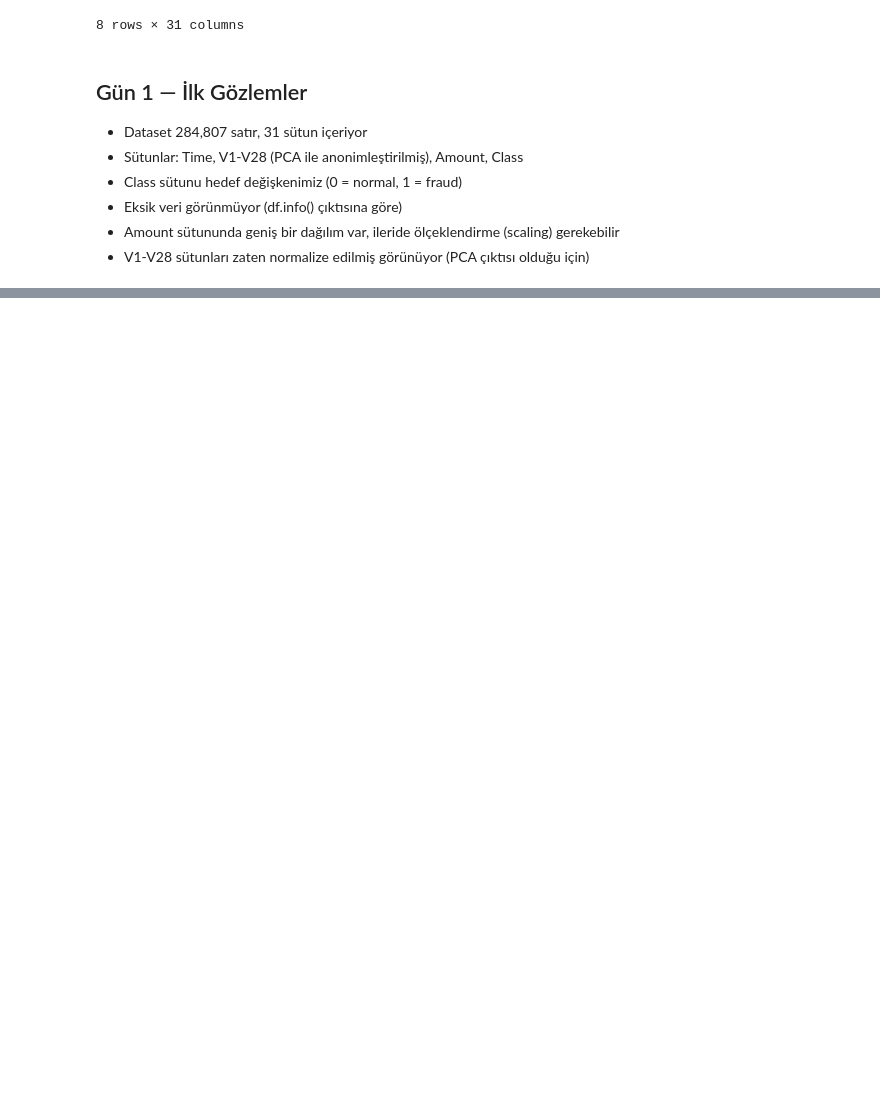
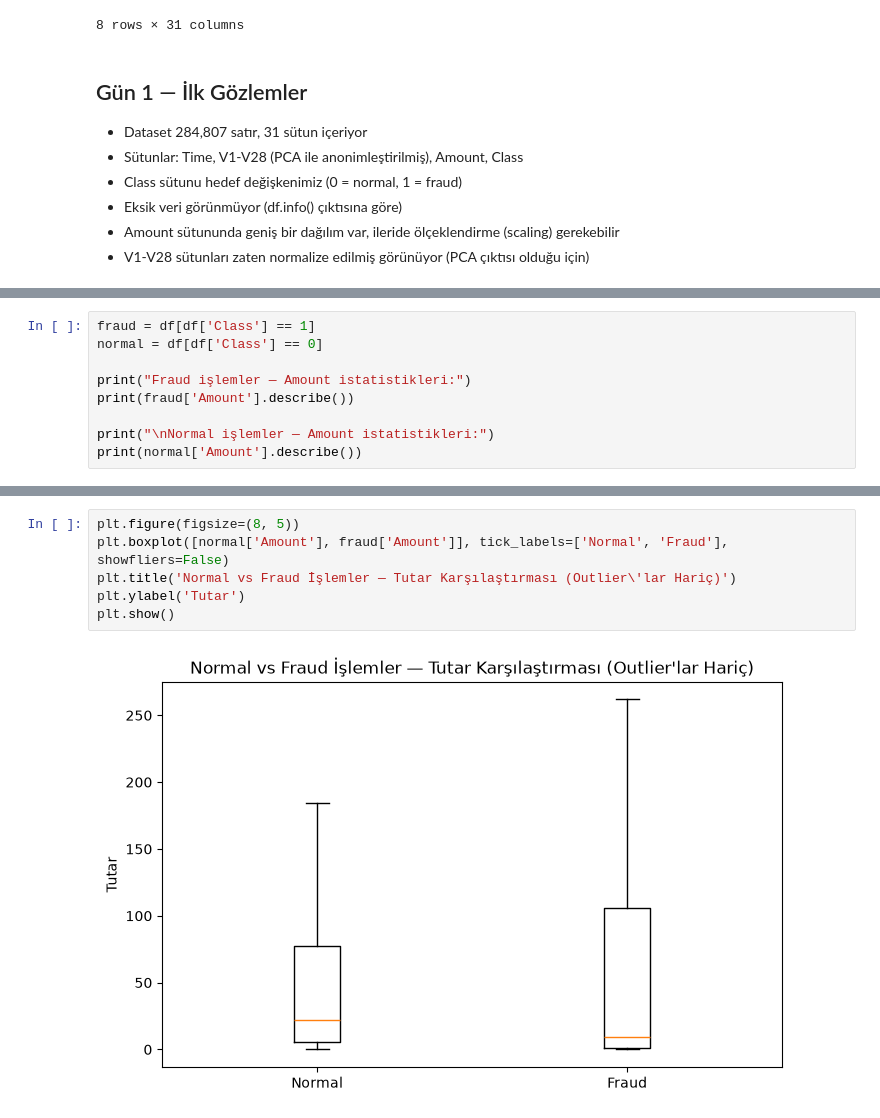
Before and after one commit to alicaners/fraud-detection-platform, a Jupyter notebook: ml-analysis/01_data_exploration.ipynb, the cells around one changed output, grey strips where cells are left out. Saved outputs shown, nothing was run; the diff lists cells and outputs as text; blank space fills up the shorter version.

```diff
--- a/ml-analysis/01_data_exploration.ipynb
+++ b/ml-analysis/01_data_exploration.ipynb
@@ -66,0 +123,9 @@ df.describe()
+# %%
+fraud = df[df['Class'] == 1]
+normal = df[df['Class'] == 0]
+
+print("Fraud işlemler — Amount istatistikleri:")
+print(fraud['Amount'].describe())
+
+print("\nNormal işlemler — Amount istatistikleri:")
+print(normal['Amount'].describe())
@@ -66,0 +150,8 @@ df.describe()
+# %%
+plt.figure(figsize=(8, 5))
+plt.boxplot([normal['Amount'], fraud['Amount']], tick_labels=['Normal', 'Fraud'], showfliers=False)
+plt.title('Normal vs Fraud İşlemler — Tutar Karşılaştırması (Outlier\'lar Hariç)')
+plt.ylabel('Tutar')
+plt.show()
+# %% [output]
+[figure, added]
```
Also changed, not shown: parts of 12 cells of this notebook.
